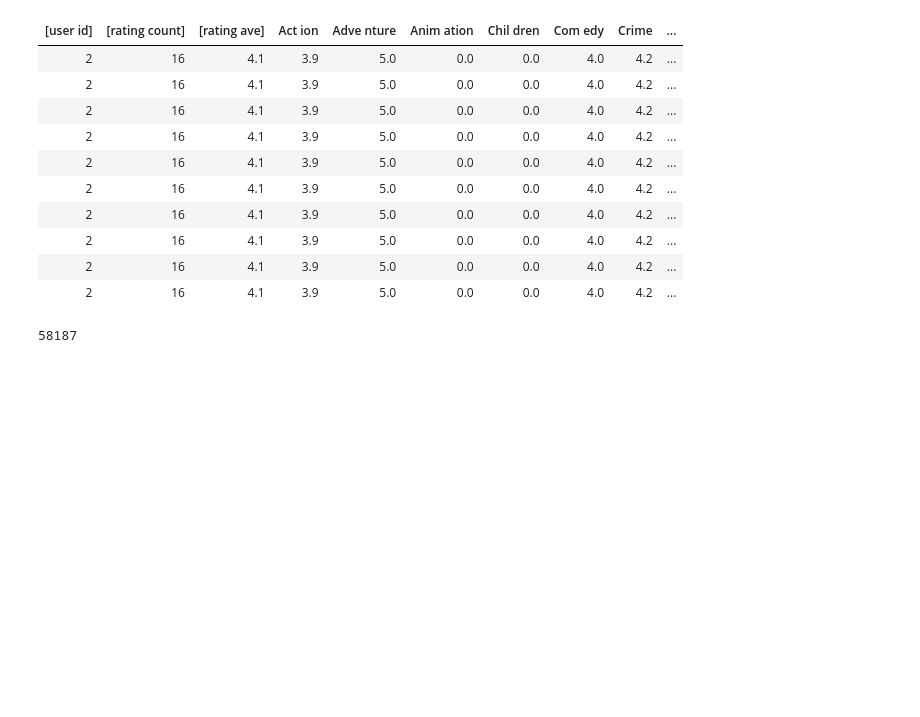
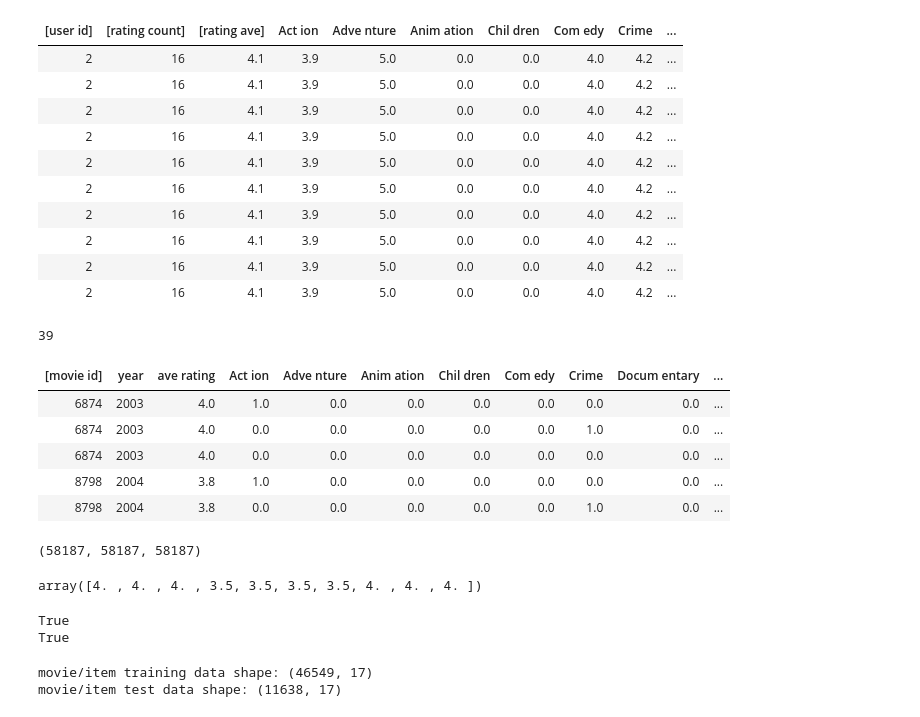
Before and after one commit to SYYoung/Machine-Learning-Specialization-Coursera, a Jupyter notebook: C3 - Unsupervised Learning, Recommenders, Reinforcement Learning/week2/C3W2/C3W2A2/hw2.ipynb, the cells around one changed output. Cells and saved outputs as stored; diff of their text form; code cells hidden in the pictures; blank space fills up the shorter version.

```diff
--- a/C3 - Unsupervised Learning, Recommenders, Reinforcement Learning/week2/C3W2/C3W2A2/hw2.ipynb
+++ b/C3 - Unsupervised Learning, Recommenders, Reinforcement Learning/week2/C3W2/C3W2A2/hw2.ipynb
@@ -43,6 +43,51 @@ pprint_train(user_train, user_features, uvs, u_s, maxcount=10)
 | 2 | 16 | 4.1 | 3.9 | 5.0 | 0.0 | 0.0 | 4.0 | 4.2 | ... |
 | 2 | 16 | 4.1 | 3.9 | 5.0 | 0.0 | 0.0 | 4.0 | 4.2 | ... |
 # %%
-len(user_train[:,0]==2)
+np.sum(user_train[:,0]==2)
 # %% [output]
-58187
+39
+# %%
+pprint_train(item_train, item_features, ivs, i_s, maxcount=5, user=True)
+# %% [output]
+| [movie id] | year | ave rating | Act ion | Adve nture | Anim ation | Chil dren | Com edy | Crime | Docum entary | ... |
+| 6874 | 2003 | 4.0 | 1.0 | 0.0 | 0.0 | 0.0 | 0.0 | 0.0 | 0.0 | ... |
+| 6874 | 2003 | 4.0 | 0.0 | 0.0 | 0.0 | 0.0 | 0.0 | 1.0 | 0.0 | ... |
+| 6874 | 2003 | 4.0 | 0.0 | 0.0 | 0.0 | 0.0 | 0.0 | 0.0 | 0.0 | ... |
+| 8798 | 2004 | 3.8 | 1.0 | 0.0 | 0.0 | 0.0 | 0.0 | 0.0 | 0.0 | ... |
+| 8798 | 2004 | 3.8 | 0.0 | 0.0 | 0.0 | 0.0 | 0.0 | 1.0 | 0.0 | ... |
+# %%
+len(y_train), len(item_train), len(user_train)
+# %% [output]
+(58187, 58187, 58187)
+# %%
+y_train[:10]
+# %% [output]
+array([4. , 4. , 4. , 3.5, 3.5, 3.5, 3.5, 4. , 4. , 4. ])
+# %%
+if scaledata:
+    item_train_save = item_train
+    user_train_save = user_train
+
+    scalerItem = StandardScaler()
+    scalerItem.fit(item_train)
+    item_train = scalerItem.transform(item_train)
+
+    scalerUser = StandardScaler()
+    scalerUser.fit(user_train)
+    user_train =scalerUser.transform(user_train)
+
+    print(np.allclose(item_train_save, scalerItem.inverse_transform(item_train)))
+    print(np.allclose(user_train_save, scalerUser.inverse_transform(user_train)))
+# %% [output]
+True
+True
+# %%
+item_train, item_test = train_test_split(item_train, train_size=0.80, shuffle=True, random_state=1)
+user_train, user_test = train_test_split(user_train, train_size=0.80, shuffle=True, random_state=1)
+y_train, y_test = train_test_split(y_train, train_size=0.80, shuffle=True, random_state=1)
+
+print(f"movie/item training data shape: {item_train.shape}")
+print(f"movie/item test data shape: {item_test.shape}")
+# %% [output]
+movie/item training data shape: (46549, 17)
+movie/item test data shape: (11638, 17)
```
Also changed, not shown: parts of 15 cells of this notebook, 4 other files.
